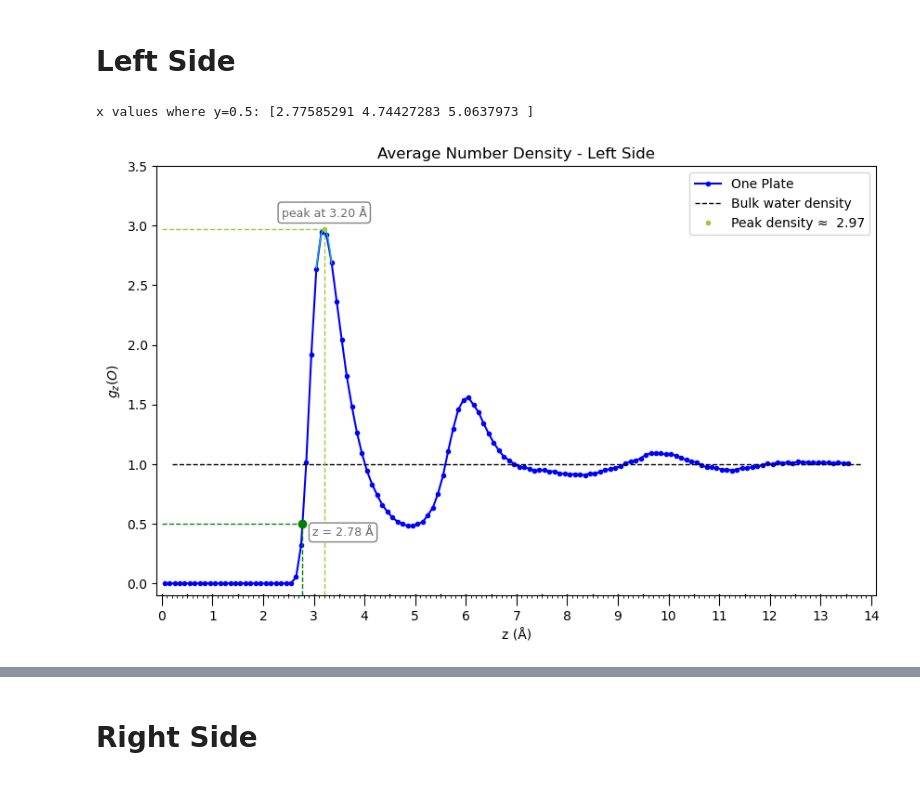
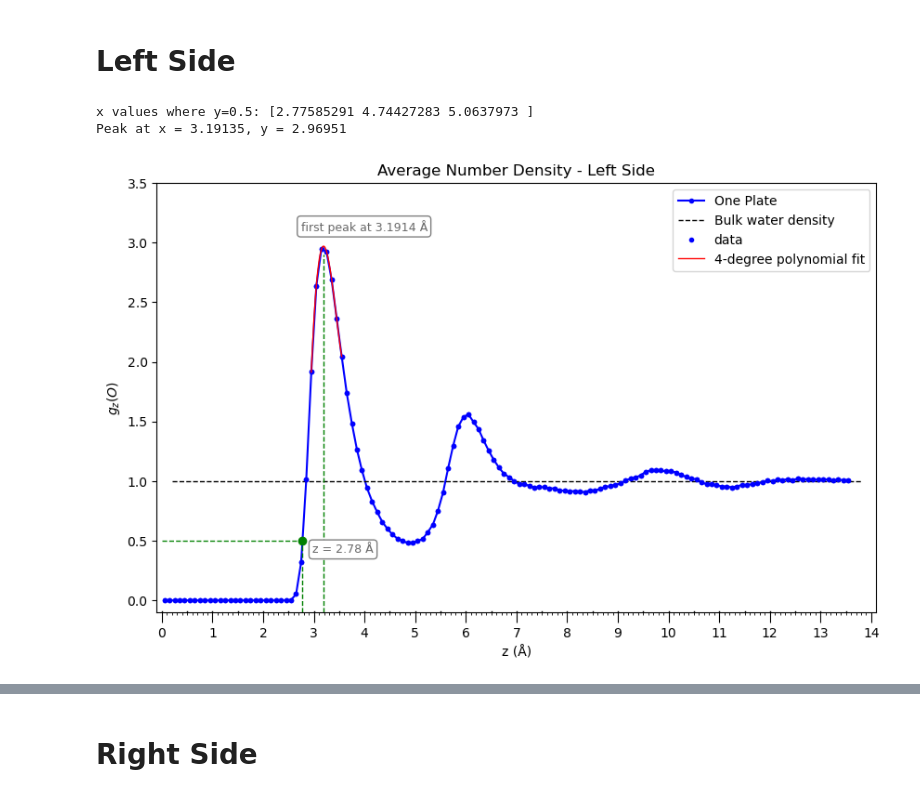
Before and after one commit to arghavanvg/hydrophobic-plates-analysis, a Jupyter notebook: gZ-one-plate-plot.ipynb, the cells around one changed output, grey strips where cells are left out. Cells and saved outputs as stored; diff of their text form; code cells hidden in the pictures.

```diff
--- a/gZ-one-plate-plot.ipynb
+++ b/gZ-one-plate-plot.ipynb
@@ -93,28 +93,22 @@ plt.text(x_for_half[0] + 0.8, 0.4, f"z = {x_for_half[0]:.2f} Å", ha='center', f
 #             bbox=dict(facecolor='white', edgecolor='gray', boxstyle='round,pad=0.3'))
 
 # --------------------------- Polynomial Fit ---------------------------
-mask = (x >= 2.8) & (x <= 3.8)
+mask = (x >= 2.9) & (x <= 3.6)
 x_peak = x[mask]
 numdens_peak = number_density[mask]
 
 
-# --- Fit a higher-degree polynomial ---
-degree = 4  # 3, 4, 5, etc.
+degree = 4
 coeffs = np.polyfit(x_peak, numdens_peak, deg=degree)
 poly = np.poly1d(coeffs)
 
-# --- Find the peak numerically ---
-# Derivative of polynomial
-dpoly = poly.deriv()
 
-# Roots of the derivative are candidate maxima/minima
-x_candidates = dpoly.r
-# Keep only real roots within the range
-x_candidates = x_candidates[np.isreal(x_candidates)].real
+dpoly = poly.deriv() # Derivative of polynomial
+x_candidates = dpoly.r # Roots of the derivative are candidate maxima/minima
+x_candidates = x_candidates[np.isreal(x_candidates)].real # Keep only real roots within the range
 x_candidates = x_candidates[(x_candidates >= x_peak.min()) & (x_candidates <= x_peak.max())]
 
-# Evaluate polynomial at candidates to find the maximum
-numdens_candidates = poly(x_candidates)
+numdens_candidates = poly(x_candidates) # Evaluate polynomial at candidates to find the maximum
 i_max = np.argmax(numdens_candidates)
 x_max = x_candidates[i_max]
 y_max = numdens_candidates[i_max]
@@ -124,48 +118,51 @@ print(f"Peak at x = {x_max:.5f}, y = {y_max:.5f}")
 # --- Plot ---
 x_fit = np.linspace(x_peak.min(), x_peak.max(), 200)
 plt.plot(x, number_density, 'b.', label='data')
-plt.plot(x_fit, poly(x_fit), 'r-', label=f'{degree}-degree polynomial fit')
-plt.plot(x_max, y_max, 'ko', label='peak')
+plt.plot(x_fit, poly(x_fit), 'r-',linewidth=1, label=f'{degree}-degree polynomial fit')
+# plt.plot(x_max, y_max+0.02, 'k.',linewidth=1, label=f'peak at {x_max:.4f} Å')
+plt.vlines(x=x_max, ymin=-0.1, ymax=2.9, color='green', linestyle='--', linewidth=1)
+plt.text(x_max + 0.8, 3.1, f"first peak at {x_max:.4f} Å", ha='center', fontsize=9, color='dimgrey',
+            bbox=dict(facecolor='white', edgecolor='gray', boxstyle='round,pad=0.3'))
 plt.xlabel('X-axis')
 plt.ylabel('Y-axis')
 plt.legend()
-plt.show()
+# plt.show()
 
 
 
 
 # ------------------------- Plot Customization -------------------------
 
 plt.title('Average Number Density - Left Side')
 plt.xlabel('z (Å)')
 plt.ylabel(r'$g_z(O)$')
 plt.ylim(-0.1, 3.5)
 plt.xlim(-0.1,14.1)
 plt.gca().xaxis.set_major_locator(ticker.MultipleLocator(1))
 plt.gca().xaxis.set_minor_locator(ticker.MultipleLocator(0.1))
 
 
 medium_ticks = np.arange(0, 14, 0.5)
-plt.gca().set_xticks(medium_ticks, minor=True)  # treat as minor ticks
+plt.gca().set_xticks(medium_ticks, minor=True)
 
 small_ticks = np.arange(0, 14.1, 0.1)
 plt.gca().set_xticks(small_ticks, minor=True)
 
 # Adjust styles
-plt.tick_params(axis='x', which='major', length=8)   # big ticks
-plt.tick_params(axis='x', which='minor', length=2)   # default for all minor ticks
+plt.tick_params(axis='x', which='major', length=8)
+plt.tick_params(axis='x', which='minor', length=2)
 
-# To make 0.5 ticks longer than 0.1 ticks, we can redraw them manually
 for t in medium_ticks:
     plt.gca().axvline(t, ymin=0, ymax=0.003, color='k', lw=1)
 
 
 plt.legend()
 
 plot_path = f"{output_path}plots/"
 os.makedirs(os.path.dirname(plot_path), exist_ok=True)
 
-plt.savefig(f'{plot_path}/one-plate-left-side.png', dpi=300)
+# plt.savefig(f'{plot_path}/one-plate-left-side.png', dpi=300)
 # %% [output]
 x values where y=0.5: [2.77585291 4.74427283 5.0637973 ]
+Peak at x = 3.19135, y = 2.96951
-[figure, old version]
+[figure, new version]
```
Also changed, not shown: parts of 1 cell of this notebook, 1 other file.
